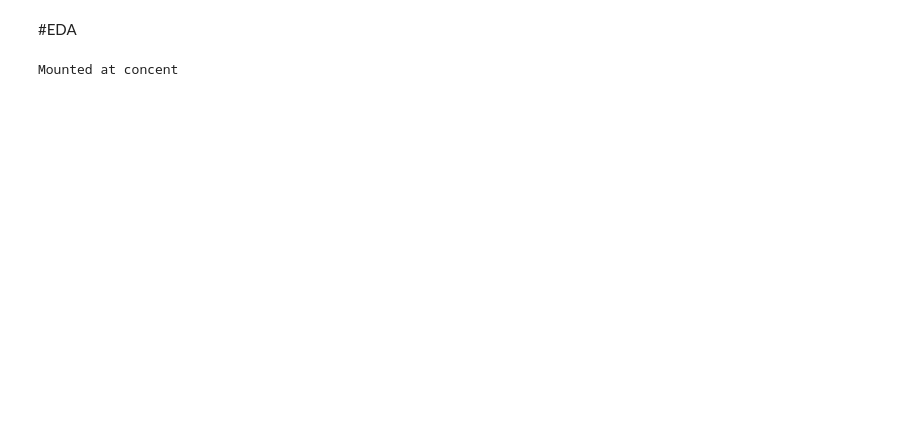
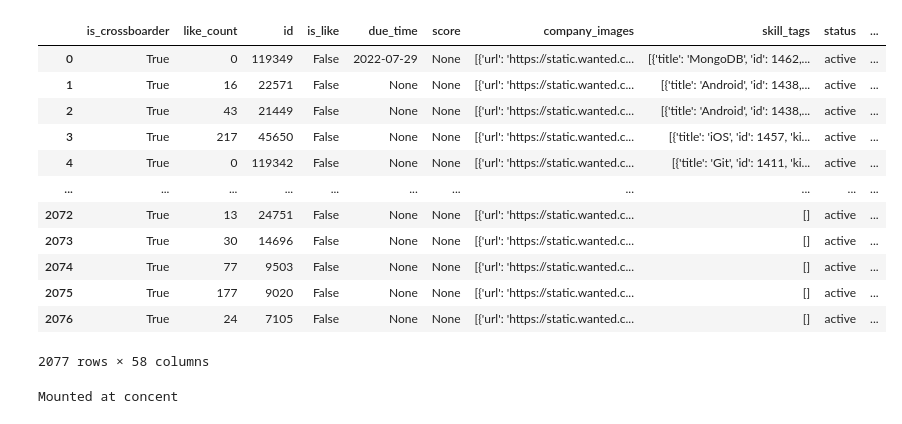
Before and after one commit to redish0317/cp1, a Jupyter notebook: cp1.ipynb, the cells around one changed output. Saved outputs shown, nothing was run; the diff lists cells and outputs as text; code cells hidden in the pictures; blank space fills up the shorter version.

```diff
--- a/cp1.ipynb
+++ b/cp1.ipynb
@@ -76,32 +2,0 @@ df.to_excel('wanted.xlsx')
-# %%
-def make_soup(url):
-    response = requests.get(url)
-    html = response.text
-    soup = BeautifulSoup(html, 'html.parser')
-    return soup
-url = 'https://www.wanted.jobs/wd/109904'
-
-soup = str(make_soup(url))
-
-url_list = ['https://www.wanted.jobs/wd/'+ str(i) for i in df['id']]
-
-#서론
-Introduction = soup[soup.find('"jd":"') + 6 : soup.find('\\n\\n\\n주요업무\\n')]
-
-#주요업무, 책임
-responsibilities = soup[soup.find('\\n\\n\\n주요업무\\n') + 12 : soup.find('\\n\\n자격요건\\n')]
-
-#요구자격
-basic_qualifications = soup[soup.find('\\n\\n자격요건\\n') + 12 : soup.find('\\n\\n우대사항\\n')]
-
-#우대자격
-preferred_qualifications = soup[soup.find('\\n\\n우대사항\\n') + 10 : soup.find('\\n\\n혜택 및 복지\\n###')]
-
-#복지
-company_benefits = soup[soup.find('\\n\\n혜택 및 복지\\n###') + 16 : soup.find('","company_name":"')]
-
-pd.DataFrame({'Introduction':Introduction,
-              'responsibilities':responsibilities,
-              'basic_qualifications':basic_qualifications,
-              'preferred_qualifications':preferred_qualifications,
-              'company_benefits':company_benefits},index=[0])
@@ -111,2 +2,0 @@ pd.DataFrame({'Introduction':Introduction,
-# %% [markdown]
-#EDA
@@ -114,0 +91,26 @@ import matplotlib.pyplot as plt
+# %%
+start = time.time()
+
+id_list = return_id_list()
+end=time.time()
+print(end-start)
+
+df_job = crawl_job(id_list)
+end=time.time()
+print(end-start)
+# %%
+df_job
+# %% [output]
+|  | is_crossboarder | like_count | id | is_like | due_time | score | company_images | skill_tags | status | ... |
+| 0 | True | 0 | 119349 | False | 2022-07-29 | None | [{'url': 'https://static.wanted.c... | [{'title': 'MongoDB', 'id': 1462,... | active | ... |
+| 1 | True | 16 | 22571 | False | None | None | [{'url': 'https://static.wanted.c... | [{'title': 'Android', 'id': 1438,... | active | ... |
+| 2 | True | 43 | 21449 | False | None | None | [{'url': 'https://static.wanted.c... | [{'title': 'Android', 'id': 1438,... | active | ... |
+| 3 | True | 217 | 45650 | False | None | None | [{'url': 'https://static.wanted.c... | [{'title': 'iOS', 'id': 1457, 'ki... | active | ... |
+| 4 | True | 0 | 119342 | False | None | None | [{'url': 'https://static.wanted.c... | [{'title': 'Git', 'id': 1411, 'ki... | active | ... |
+| ... | ... | ... | ... | ... | ... | ... | ... | ... | ... | ... |
+| 2072 | True | 13 | 24751 | False | None | None | [{'url': 'https://static.wanted.c... | [] | active | ... |
+| 2073 | True | 30 | 14696 | False | None | None | [{'url': 'https://static.wanted.c... | [] | active | ... |
+| 2074 | True | 77 | 9503 | False | None | None | [{'url': 'https://static.wanted.c... | [] | active | ... |
+| 2075 | True | 177 | 9020 | False | None | None | [{'url': 'https://static.wanted.c... | [] | active | ... |
+| 2076 | True | 24 | 7105 | False | None | None | [{'url': 'https://static.wanted.c... | [] | active | ... |
+2077 rows × 58 columns
```
Also changed, not shown: parts of 24 cells of this notebook.
